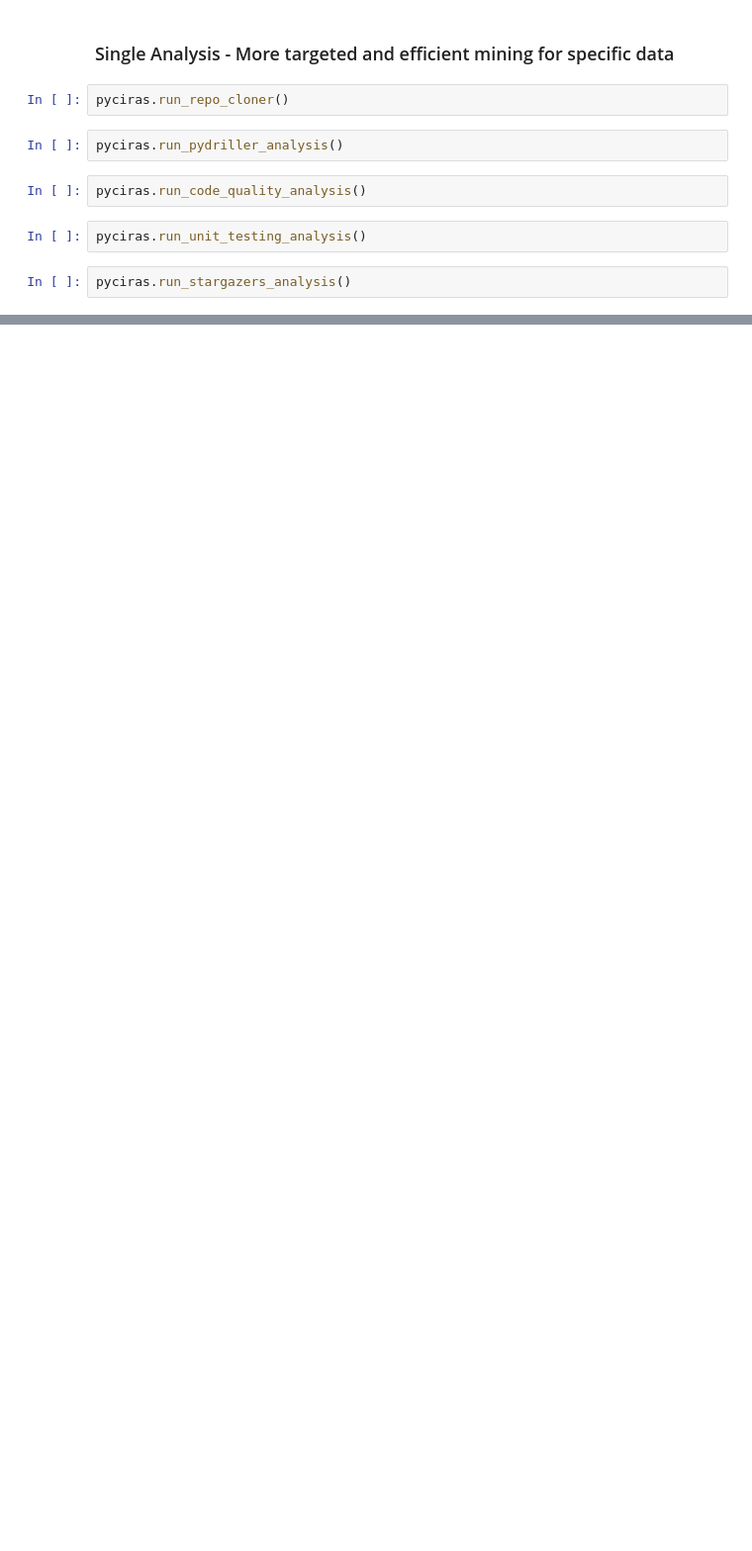
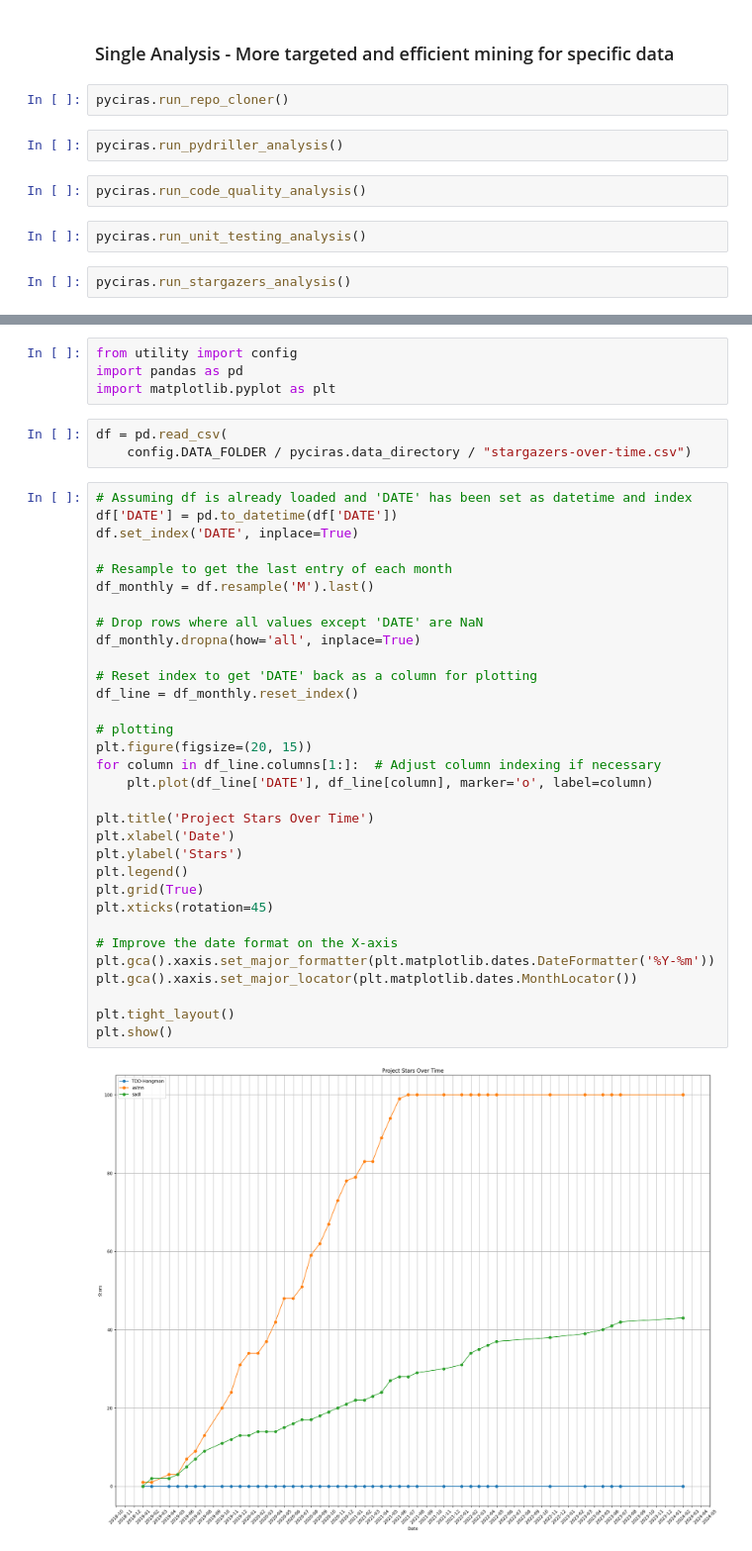
Before and after one commit to Majistaten/PyCIRAS, a Jupyter notebook: notebooks/DEMO.ipynb, the cells around one changed output, grey strips where cells are left out. Shown: that part at 99% size. Cells and saved outputs as stored; diff of their text form; blank space fills up the shorter version.

```diff
--- a/notebooks/DEMO.ipynb
+++ b/notebooks/DEMO.ipynb
@@ -59,0 +66,41 @@ pyciras.run_stargazers_analysis()
+# %%
+from utility import config
+import pandas as pd
+import matplotlib.pyplot as plt
+# %%
+df = pd.read_csv(
+    config.DATA_FOLDER / pyciras.data_directory / "stargazers-over-time.csv")
+# %%
+# Assuming df is already loaded and 'DATE' has been set as datetime and index
+df['DATE'] = pd.to_datetime(df['DATE'])
+df.set_index('DATE', inplace=True)
+
+# Resample to get the last entry of each month
+df_monthly = df.resample('M').last()
+
+# Drop rows where all values except 'DATE' are NaN
+df_monthly.dropna(how='all', inplace=True)
+
+# Reset index to get 'DATE' back as a column for plotting
+df_line = df_monthly.reset_index()
+
+# plotting
+plt.figure(figsize=(20, 15))
+for column in df_line.columns[1:]:  # Adjust column indexing if necessary
+    plt.plot(df_line['DATE'], df_line[column], marker='o', label=column)
+
+plt.title('Project Stars Over Time')
+plt.xlabel('Date')
+plt.ylabel('Stars')
+plt.legend()
+plt.grid(True)
+plt.xticks(rotation=45)
+
+# Improve the date format on the X-axis
+plt.gca().xaxis.set_major_formatter(plt.matplotlib.dates.DateFormatter('%Y-%m'))
+plt.gca().xaxis.set_major_locator(plt.matplotlib.dates.MonthLocator())
+
+plt.tight_layout()
+plt.show()
+# %% [output]
+[figure, added]
```
Also changed, not shown: parts of 21 cells of this notebook, 7 other files.
